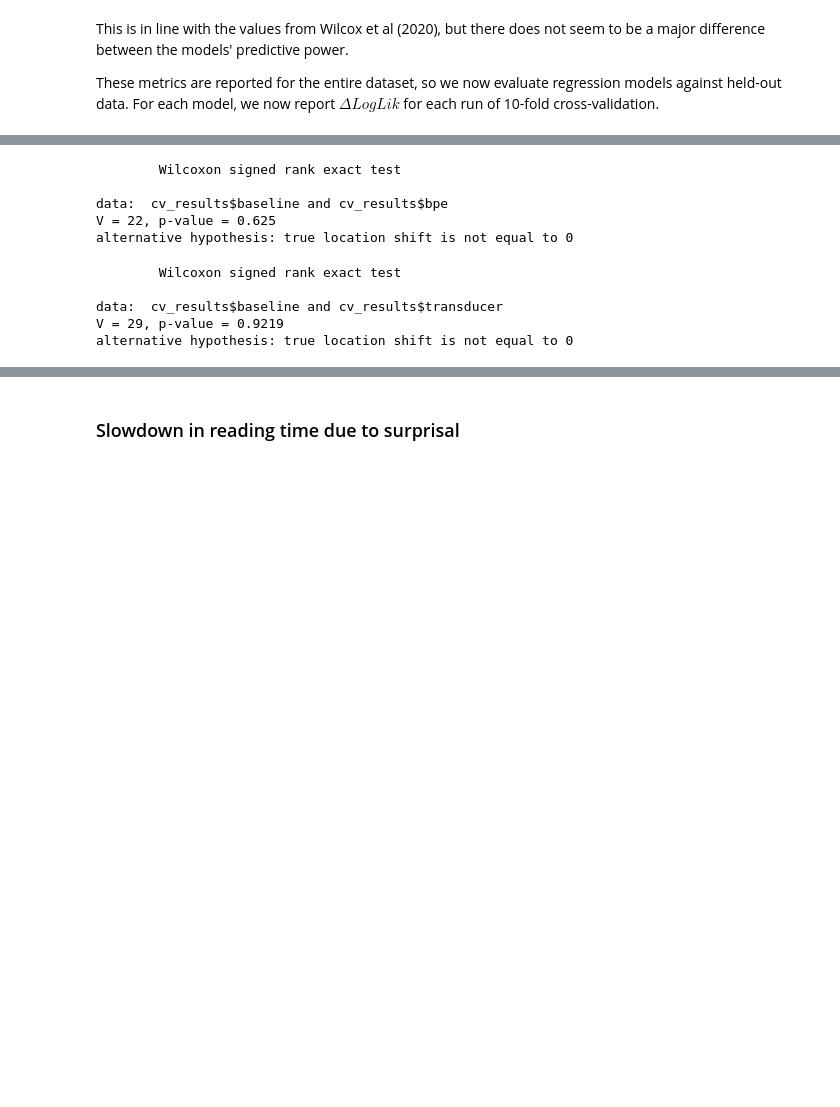
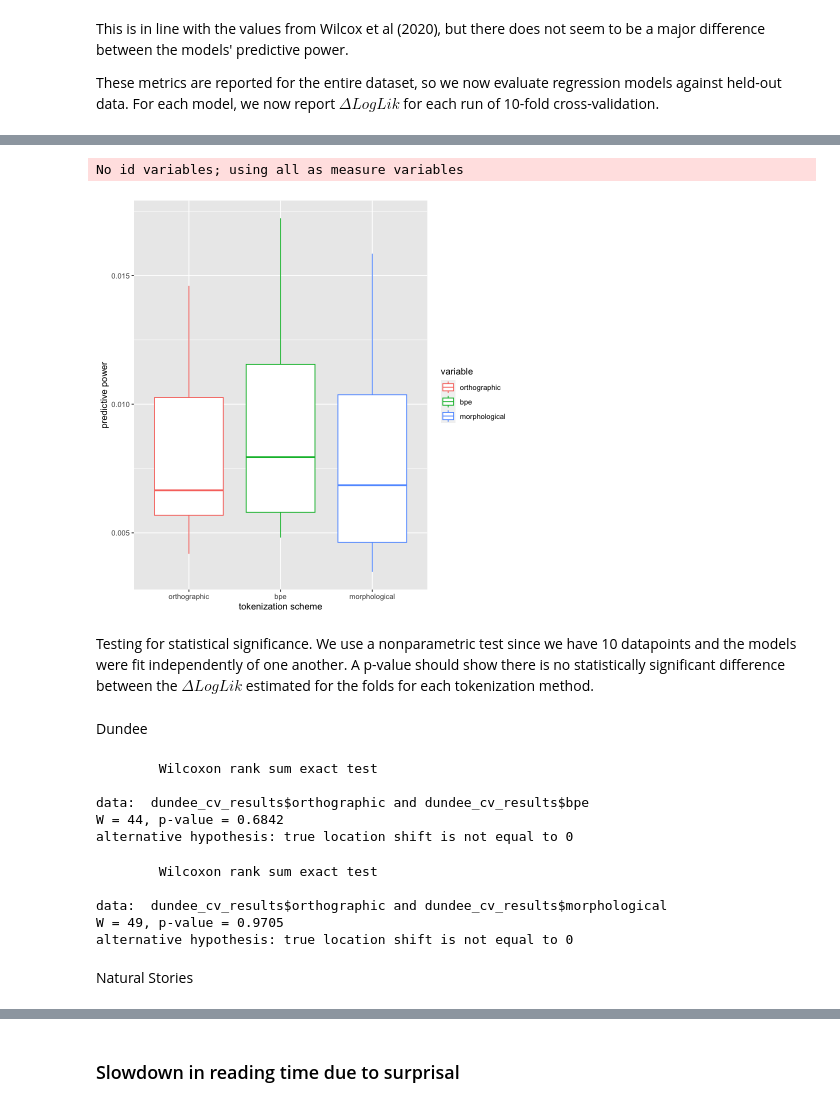
Before and after one commit to sathvikn/dl-psych-tokenization, a Jupyter notebook: regression_analysis.ipynb, the cells around one changed output, grey strips where cells are left out. Cells and saved outputs as stored; diff of their text form; code cells hidden in the pictures; blank space fills up the shorter version.

```diff
--- a/regression_analysis.ipynb
+++ b/regression_analysis.ipynb
@@ -31,0 +52,5 @@ predictive_power(transducer_data)
+# %%
+natural_stories_spr <- all_data[all_data$corpus == "natural_stories", ]
+natural_stories_orth <- natural_stories_spr[natural_stories_spr$tokenization == "orthographic", ]
+natural_stories_bpe <- natural_stories_spr[natural_stories_spr$tokenization == "bpe", ]
+natural_stories_morph <- natural_stories_spr[natural_stories_spr$tokenization == "morphological", ]
@@ -73,16 +146,28 @@ No id variables; using all as measure variables
+# %%
+ggplot(melt(natural_stories_cv_results))+ geom_boxplot(aes(x = variable, y = value, color = variable)) + labs(y="predictive power",
+                                                                            x = "tokenization scheme")
+# %% [output]
+No id variables; using all as measure variables
+[figure, added]
+# %% [markdown]
+Testing for statistical significance. We use a nonparametric test since we have 10 datapoints and the models were fit independently of one another. A p-value should show there is no statistically significant difference between the $\Delta LogLik$ estimated for the folds for each tokenization method.
+# %% [markdown]
+Dundee
 # %%
-wilcox.test(cv_results$baseline, cv_results$bpe, paired = TRUE)
+wilcox.test(dundee_cv_results$orthographic, dundee_cv_results$bpe)
 # %% [output]
-        Wilcoxon signed rank exact test
+        Wilcoxon rank sum exact test
 
-data:  cv_results$baseline and cv_results$bpe
-V = 22, p-value = 0.625
+data:  dundee_cv_results$orthographic and dundee_cv_results$bpe
+W = 44, p-value = 0.6842
 alternative hypothesis: true location shift is not equal to 0
 # %%
-wilcox.test(cv_results$baseline, cv_results$transducer, paired = TRUE)
+wilcox.test(dundee_cv_results$orthographic, dundee_cv_results$morphological)
 # %% [output]
-        Wilcoxon signed rank exact test
+        Wilcoxon rank sum exact test
 
-data:  cv_results$baseline and cv_results$transducer
-V = 29, p-value = 0.9219
+data:  dundee_cv_results$orthographic and dundee_cv_results$morphological
+W = 49, p-value = 0.9705
 alternative hypothesis: true location shift is not equal to 0
+# %% [markdown]
+Natural Stories
```
Also changed, not shown: parts of 30 cells of this notebook, 7 other files.
